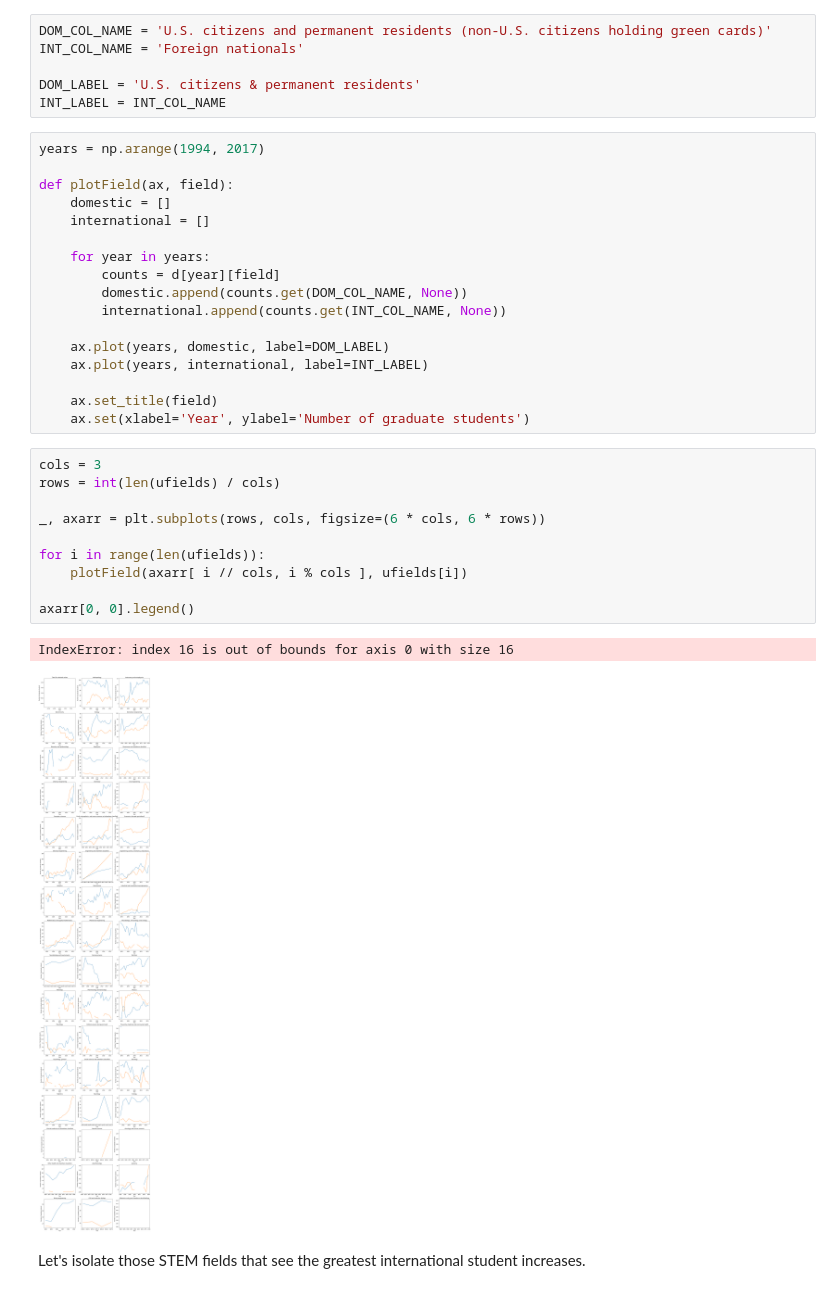
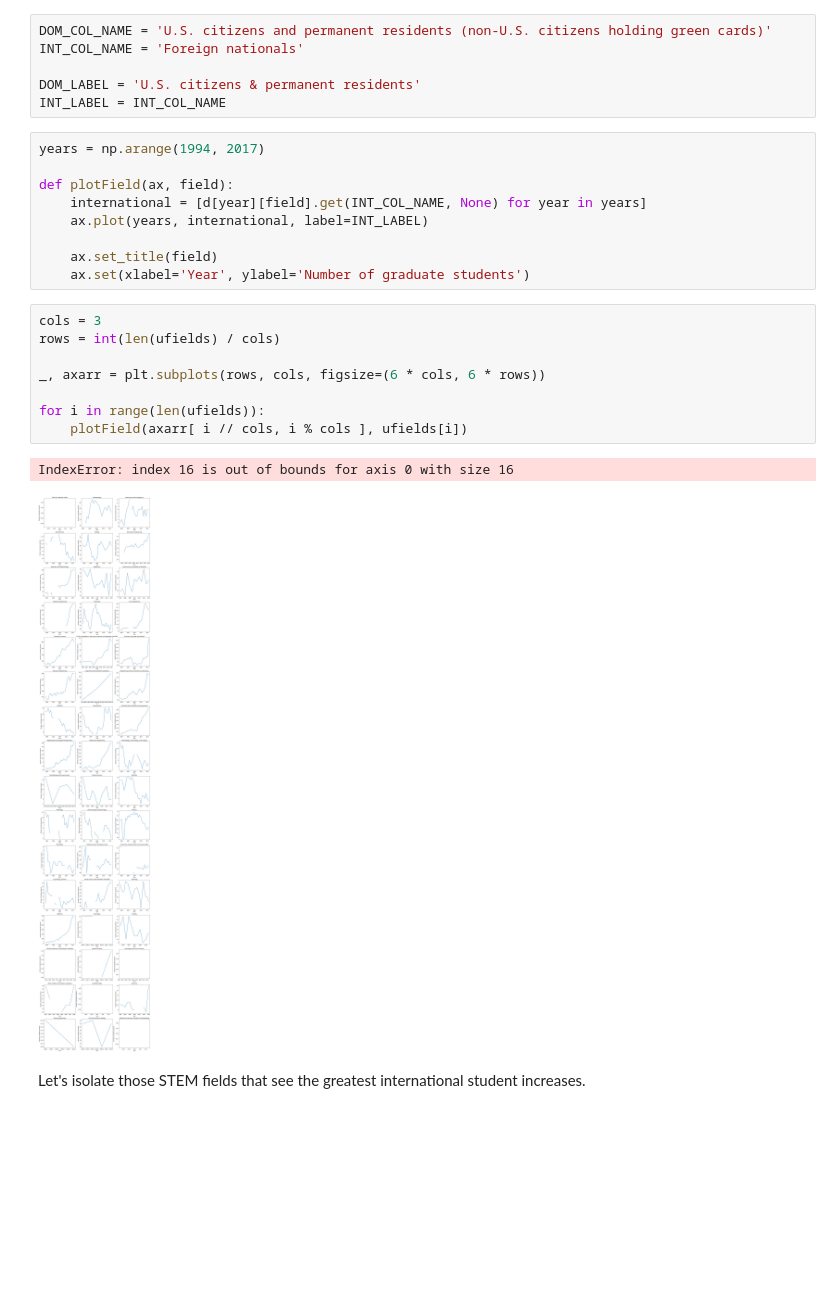
Before and after one commit to graphicsdesk/international-students, a Jupyter notebook: notebooks/gss-detailed.ipynb, the cells around one changed output. Cells and saved outputs as stored; diff of their text form; blank space fills up the shorter version.

Commit message:
finalized detailed fields of interest

```diff
--- a/notebooks/gss-detailed.ipynb
+++ b/notebooks/gss-detailed.ipynb
@@ -24,15 +24,7 @@ INT_LABEL = INT_COL_NAME
 years = np.arange(1994, 2017)
 
 def plotField(ax, field):
-    domestic = []
-    international = []
-
-    for year in years:
-        counts = d[year][field]
-        domestic.append(counts.get(DOM_COL_NAME, None))
-        international.append(counts.get(INT_COL_NAME, None))
-
-    ax.plot(years, domestic, label=DOM_LABEL)
+    international = [d[year][field].get(INT_COL_NAME, None) for year in years]
     ax.plot(years, international, label=INT_LABEL)
 
     ax.set_title(field)
@@ -40,15 +32,13 @@ def plotField(ax, field):
 # %%
 cols = 3
 rows = int(len(ufields) / cols)
 
 _, axarr = plt.subplots(rows, cols, figsize=(6 * cols, 6 * rows))
 
 for i in range(len(ufields)):
     plotField(axarr[ i // cols, i % cols ], ufields[i])
-
-axarr[0, 0].legend()
 # %% [output]
 IndexError: index 16 is out of bounds for axis 0 with size 16
-[figure, old version]
+[figure, new version]
 # %% [markdown]
 Let's isolate those STEM fields that see the greatest international student increases.
```
Also changed, not shown: parts of 3 cells of this notebook, 1 other file.
